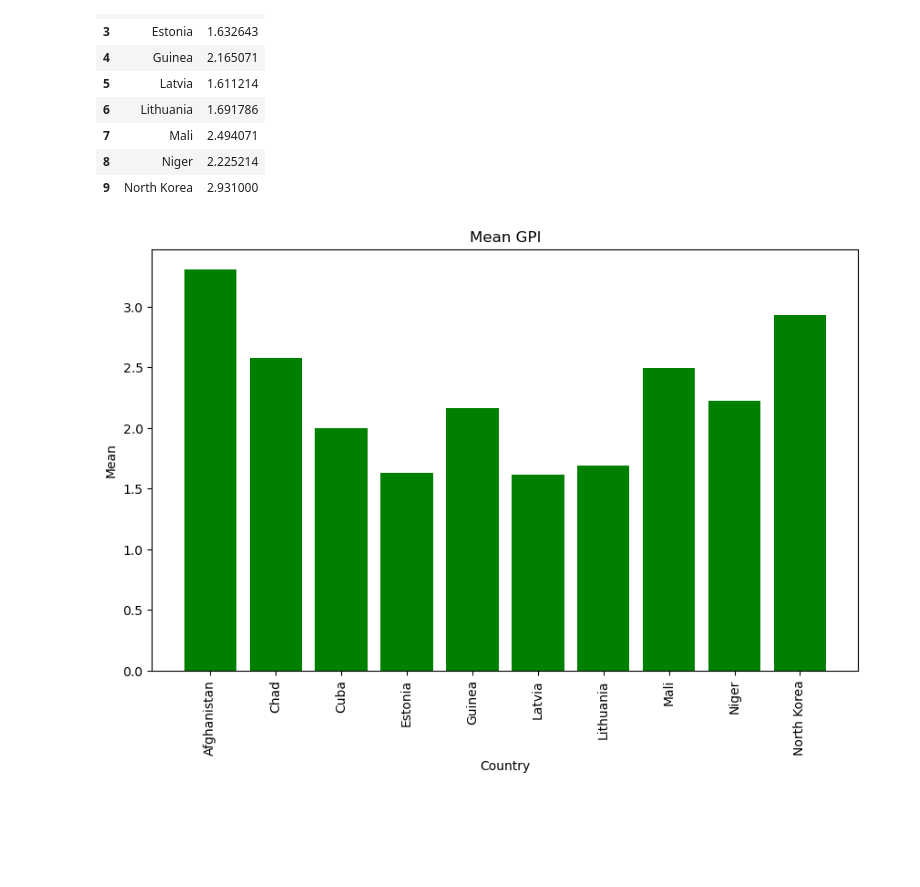
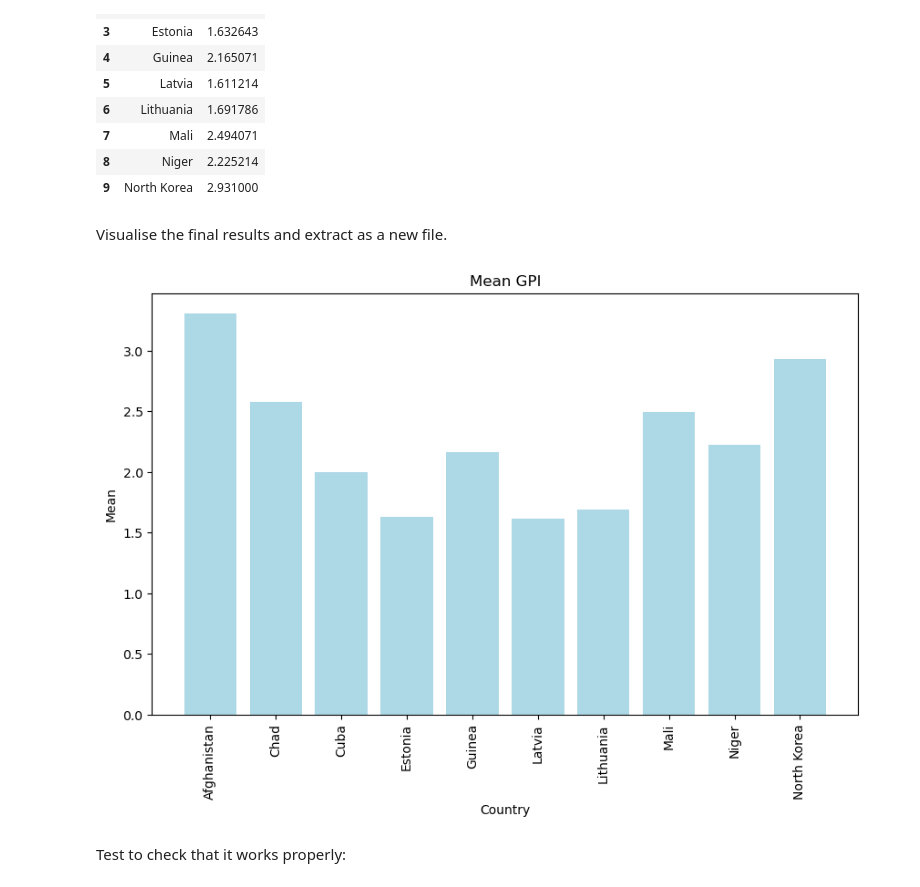
Before and after one commit to nf-97/literacy-project, a Jupyter notebook: GPI_data.ipynb, the cells around one changed output. Cells and saved outputs as stored; diff of their text form; code cells hidden in the pictures; blank space fills up the shorter version.

```diff
--- a/GPI_data.ipynb
+++ b/GPI_data.ipynb
@@ -21,0 +11,5 @@ df
+# %%
+df = "GPI_2022.xlsx"
+
+df = pd.read_excel(df)
+df
@@ -108,15 +127,17 @@ gpi
 | 7 | Mali | 2.494071 |
 | 8 | Niger | 2.225214 |
 | 9 | North Korea | 2.931000 |
+# %% [markdown]
+Visualise the final results and extract as a new file.
 # %%
 import matplotlib.pyplot as plt
 
 plt.figure(figsize=(10, 6))
-plt.bar(gpi['Country'], gpi['Mean'], color='green')
+plt.bar(gpi['Country'], gpi['Mean'], color='lightblue')
 plt.xlabel('Country')
 plt.ylabel('Mean')
 plt.title('Mean GPI')
 plt.xticks(rotation=90)
 plt.show()
 # %% [output]
-[figure, old version]
+[figure, new version]
@@ -122,0 +148,2 @@ plt.show()
+# %% [markdown]
+Test to check that it works properly:
```
Also changed, not shown: parts of 15 cells of this notebook.
